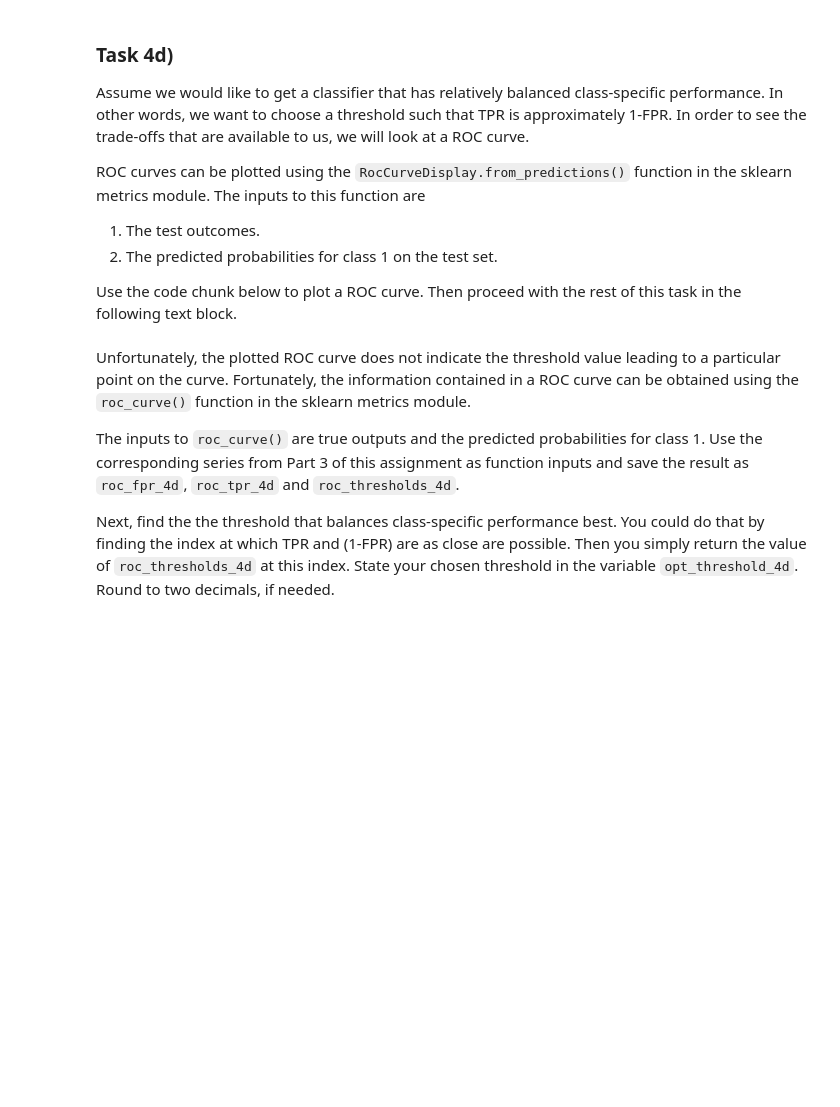
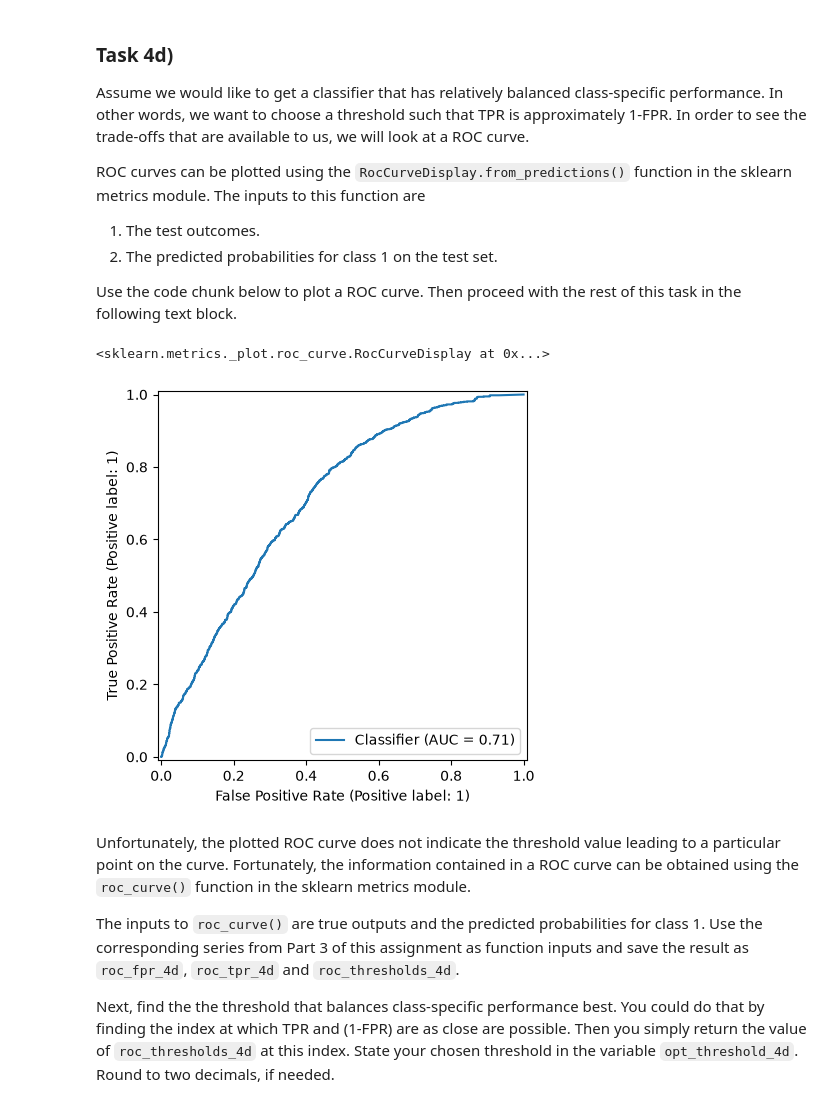
Before and after one commit to vpercap-rg/ML-from-a-Regression-Perpective, a Jupyter notebook: assignments/DABN13_A1_template.ipynb, the cells around one changed output. Cells and saved outputs as stored; diff of their text form; code cells hidden in the pictures; blank space fills up the shorter version.

```diff
--- a/assignments/DABN13_A1_template.ipynb
+++ b/assignments/DABN13_A1_template.ipynb
@@ -242,17 +311,16 @@ Learning a logistic regression with `sklearn` works almost identically as with `
 # %%
 # CODE_CHUNK code_chunk_02
 # 1.
-y_3b = ??
+y_3b = shoppers['Revenue']
 
 # 2.
-X_3b = ??
-??
+X_3b = shoppers[['ER','lPR_Dur','lPR_Dur_sq']]
 
 # 3.
 from sklearn.linear_model import LogisticRegression
-glm_spec_3b = LogisticRegression(??)
+glm_spec_3b = LogisticRegression(solver='liblinear', random_state=0)
 
 # 4.
-glm_fit_3b  = ??
+glm_fit_3b  = glm_spec_3b.fit(X_3b, y_3b)
 
-print(glm_fit_1b.coef_)
+print(glm_fit_3b.coef_)
@@ -269,12 +339,12 @@ A fundamental principle of machine learning is that we divide the data available
 # CODE_CHUNK code_chunk_03
 from sklearn.model_selection import train_test_split
 
-X_3b_train, X_3b_test, y_3b_train, y_3b_test = train_test_split(??)
+X_3b_train, X_3b_test, y_3b_train, y_3b_test = train_test_split(X_3b, y_3b, test_size=0.5, random_state=3)
 # %% [markdown]
 ### Task 3d)
 Now, please refit the model from Task 3b using only your training data from Task 3c. Save the resulting learned model as `glm_fit_3d`.
 # %%
 # CODE_CHUNK code_chunk_04
-glm_fit_3d =  ??
+glm_fit_3d =  glm_spec_3b.fit(X_3b_train, y_3b_train)
 
 print(glm_fit_3d.coef_)
@@ -287,8 +359,8 @@ Before we can evaluate model performance, we first need to obtain predicted prob
 According to the sklearn documentation, the columns of `glm_prob_3e` contain class probabilities where classes are ordered as they are in `glm_fit_3d.classes_`. Which column index contains the probabilities for class `True`? Write your answer into the string variable `which_column_truepreds_3e`
 # %%
 # CODE_CHUNK code_chunk_05
-glm_prob_3e = ??
-which_column_truepreds_3e = "??"
+glm_prob_3e = glm_fit_3d.predict_proba(X_3b_test)
+which_column_truepreds_3e = "1"
 # %% [markdown]
 ### Task 3f)
 In a next step, we apply a classification rule to map our predicted probabilities into class predictions. Our classification rule is to predict the most likely class.
@@ -394,8 +479,11 @@ Use the code chunk below to plot a ROC curve. Then proceed with the rest of this
 # %%
 # CODE_CHUNK code_chunk_11
 from sklearn.metrics import RocCurveDisplay
 
-??
+RocCurveDisplay.from_predictions(y_3b_test, glm_prob_3e[:,1])
+# %% [output]
+<sklearn.metrics._plot.roc_curve.RocCurveDisplay at 0x...>
+[figure, added]
 # %% [markdown]
 Unfortunately, the plotted ROC curve does not indicate the threshold value leading to a particular point on the curve. Fortunately, the information contained in a ROC curve can be obtained using the `roc_curve()` function in the sklearn metrics module.
 
```
Also changed, not shown: parts of 23 cells of this notebook.
